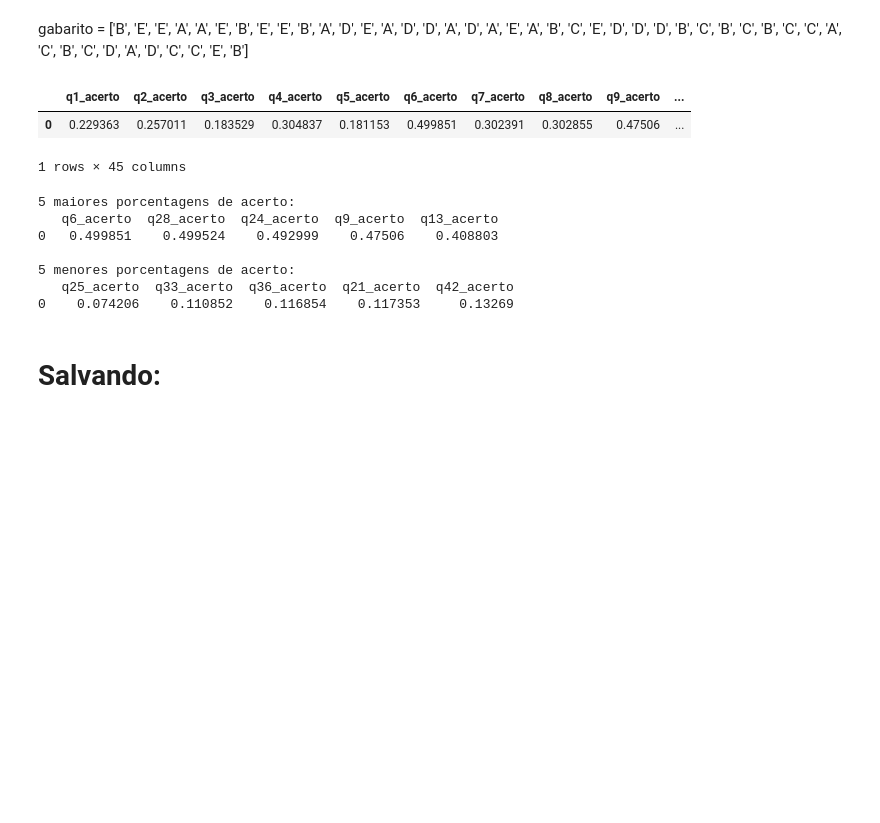
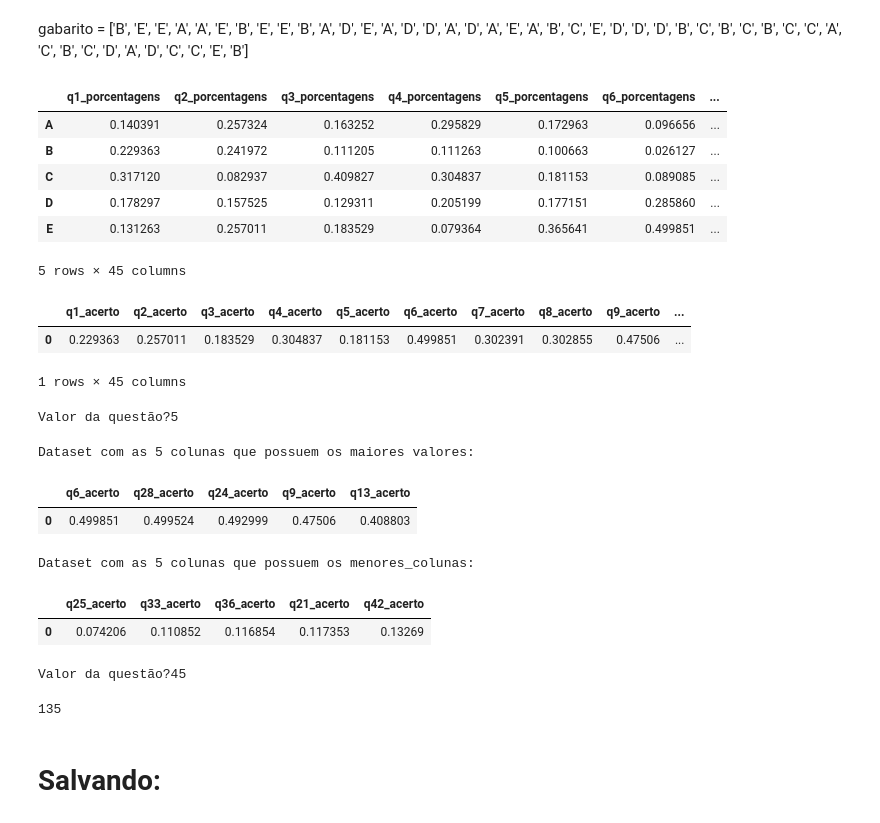
Before and after one commit to Gus-1003/Projeto_Pesquisa_Enem, a Jupyter notebook: Conclusão/Sistema_Enem_2019.ipynb, the cells around one changed output. Drawn from its saved outputs; the diff is of its cells as text; code cells hidden in the pictures; blank space fills up the shorter version.

```diff
--- a/Conclusão/Sistema_Enem_2019.ipynb
+++ b/Conclusão/Sistema_Enem_2019.ipynb
@@ -547,5 +654,16 @@ Warning: Total number of columns (45) exceeds max_columns (20) limiting to first
 # %% [markdown]
 gabarito = ['B', 'E', 'E', 'A', 'A', 'E', 'B', 'E', 'E', 'B', 'A', 'D', 'E', 'A', 'D', 'D', 'A', 'D', 'A', 'E', 'A', 'B', 'C', 'E', 'D', 'D', 'D', 'B', 'C', 'B', 'C', 'B', 'C', 'C', 'A', 'C', 'B', 'C', 'D', 'A', 'D', 'C', 'C', 'E', 'B']
+# %%
+# exibir o resultado final
+display(resultado_depois)
+# %% [output]
+|  | q1_porcentagens | q2_porcentagens | q3_porcentagens | q4_porcentagens | q5_porcentagens | q6_porcentagens | ... |
+| A | 0.140391 | 0.257324 | 0.163252 | 0.295829 | 0.172963 | 0.096656 | ... |
+| B | 0.229363 | 0.241972 | 0.111205 | 0.111263 | 0.100663 | 0.026127 | ... |
+| C | 0.317120 | 0.082937 | 0.409827 | 0.304837 | 0.181153 | 0.089085 | ... |
+| D | 0.178297 | 0.157525 | 0.129311 | 0.205199 | 0.177151 | 0.285860 | ... |
+| E | 0.131263 | 0.257011 | 0.183529 | 0.079364 | 0.365641 | 0.499851 | ... |
+5 rows × 45 columns
 # %%
 # Gabarito
 gabarito = ['B', 'E', 'E', 'A', 'A', 'E', 'B', 'E', 'E', 'B', 'A', 'D', 'E', 'A', 'D', 'D', 'A', 'D', 'A', 'E', 'A', 'B', 'C', 'E', 'D', 'D', 'D', 'B', 'C', 'B', 'C', 'B', 'C', 'C', 'A', 'C', 'B', 'C', 'D', 'A', 'D', 'C', 'C', 'E', 'B']
@@ -561,25 +679,49 @@ porcentagens_acerto
 |  | q1_acerto | q2_acerto | q3_acerto | q4_acerto | q5_acerto | q6_acerto | q7_acerto | q8_acerto | q9_acerto | ... |
 | 0 | 0.229363 | 0.257011 | 0.183529 | 0.304837 | 0.181153 | 0.499851 | 0.302391 | 0.302855 | 0.47506 | ... |
 1 rows × 45 columns
-# %%
-# Criando dois DataFrames com as 5 maiores e 5 menores porcentagens de acerto
-maiores_porcentagens = porcentagens_acerto.T.nlargest(5, 0).T
-menores_porcentagens = porcentagens_acerto.T.nsmallest(5, 0).T
-
-# Exibindo os resultados
-print("5 maiores porcentagens de acerto:")
-print(maiores_porcentagens)
-
-print("\n5 menores porcentagens de acerto:")
-print(menores_porcentagens)
-# %% [output]
-5 maiores porcentagens de acerto:
-   q6_acerto  q28_acerto  q24_acerto  q9_acerto  q13_acerto
-0   0.499851    0.499524    0.492999    0.47506    0.408803
-
-5 menores porcentagens de acerto:
-   q25_acerto  q33_acerto  q36_acerto  q21_acerto  q42_acerto
-0    0.074206    0.110852    0.116854    0.117353     0.13269
+# %%
+quest = input("Valor da questão?")
+# %% [output]
+Valor da questão?5
+# %%
+# Encontrar a coluna com o maior valor
+coluna_maior_valor = porcentagens_acerto.idxmax(axis=1).iloc[0]
+
+# Obter os rótulos das 5 colunas com os maiores valores
+maiores_colunas = porcentagens_acerto.iloc[0].nlargest(int(quest)).index
+
+# Selecionar as 5 colunas com os maiores valores
+dataset_maiores_colunas = porcentagens_acerto[maiores_colunas]
+
+print("Dataset com as 5 colunas que possuem os maiores valores:")
+dataset_maiores_colunas
+# %% [output]
+Dataset com as 5 colunas que possuem os maiores valores:
+|  | q6_acerto | q28_acerto | q24_acerto | q9_acerto | q13_acerto |
+| 0 | 0.499851 | 0.499524 | 0.492999 | 0.47506 | 0.408803 |
+# %%
+# Encontrar a coluna com o maior valor
+coluna_maior_valor = porcentagens_acerto.idxmax(axis=1).iloc[0]
+
+# Obter os rótulos das 5 colunas com os maiores valores
+menores_colunas = porcentagens_acerto.iloc[0].nsmallest(int(quest)).index
+
+# Selecionar as 5 colunas com os maiores valores
+dataset_menores_colunas = porcentagens_acerto[menores_colunas]
+
+print("Dataset com as 5 colunas que possuem os menores_colunas:")
+dataset_menores_colunas
+# %% [output]
+Dataset com as 5 colunas que possuem os menores_colunas:
+|  | q25_acerto | q33_acerto | q36_acerto | q21_acerto | q42_acerto |
+| 0 | 0.074206 | 0.110852 | 0.116854 | 0.117353 | 0.13269 |
+# %%
+id_quest = input("Valor da questão?")
+busca = int(id_quest) + 90
+busca
+# %% [output]
+Valor da questão?45
+135
 # %% [markdown]
 # Salvando:
 # %%
```
Also changed, not shown: parts of 4 cells of this notebook.
